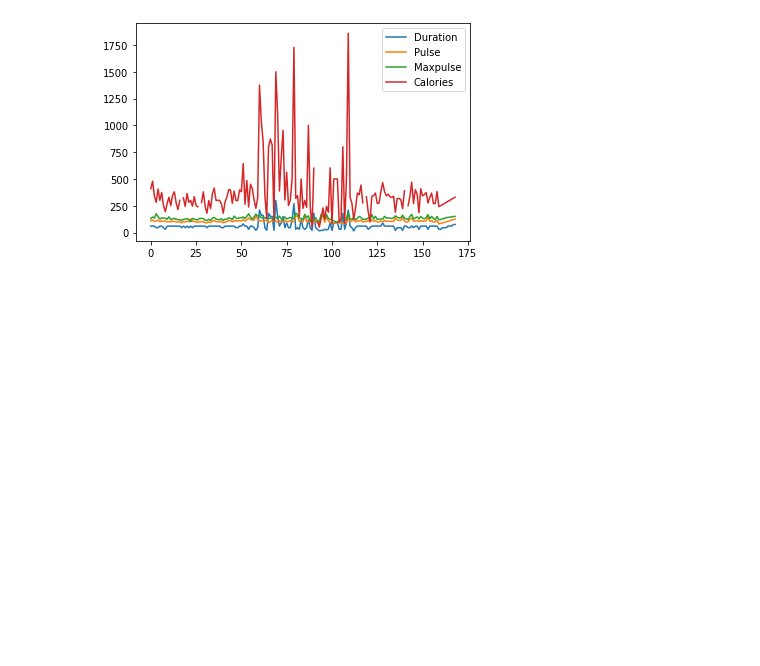
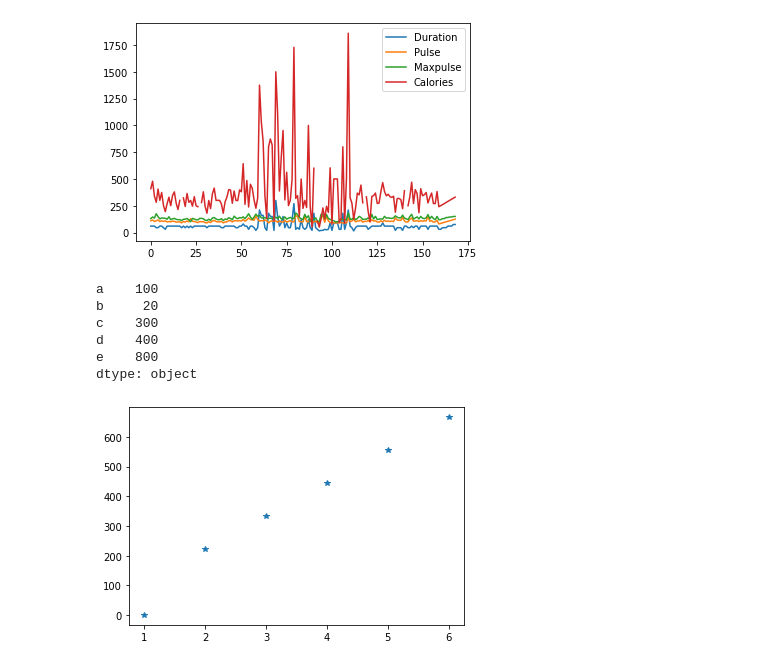
Before and after one commit to sashaTen/exploretary_data_analysis_in_marketing, a Jupyter notebook: Untitled0.ipynb, the cells around one changed output. Cells and saved outputs as stored; diff of their text form; code cells hidden in the pictures; blank space fills up the shorter version.

```diff
--- a/Untitled0.ipynb
+++ b/Untitled0.ipynb
@@ -198,3 +198,35 @@ Int64Index([69], dtype='int64') ffffffffffffffffffffffffff
     Duration  Pulse  Maxpulse  Calories
 69       300    108       143    1500.2 row   special
 [figure]
+# %%
+import    pandas   as  pd
+import     numpy  as   np
+
+def   dictionary_to_seria(dict):
+  seria =     pd.Series(dict)
+  return   seria
+
+
+dic =  {'a': 100, 'b': "20", 'c': 300, 'd': 400, 'e': 800}
+list   =  [1,2,5,666,999,6666,5,5,5,5,7]
+arr =    np.array(list)
+
+seria =  dictionary_to_seria(dic)
+pd.to_numeric(seria)
+print(seria)
+# %% [output]
+a    100
+b     20
+c    300
+d    400
+e    800
+dtype: object
+# %%
+import    matplotlib.pyplot  as   plt
+import   numpy  as np
+x =    np.array([1,2,3,4,5,6])
+y  =    np.array([1,222,333,444,555,666])
+plt.plot(x,y ,    "*")
+plt.show()
+# %% [output]
+[figure, added]
```
Also changed, not shown: parts of 2 cells of this notebook.
